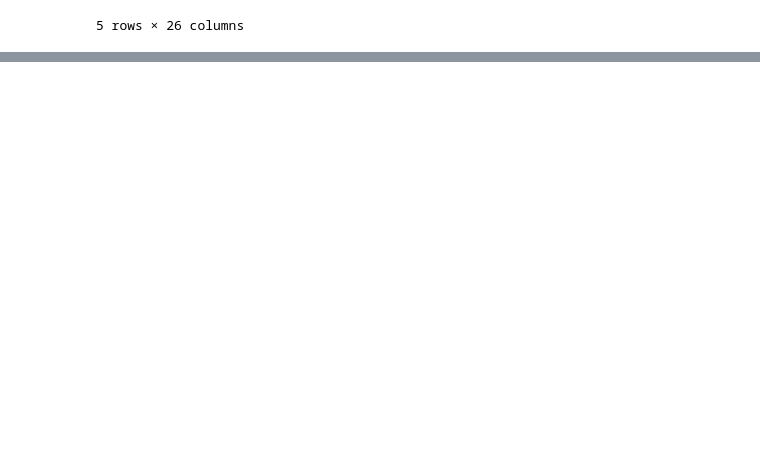
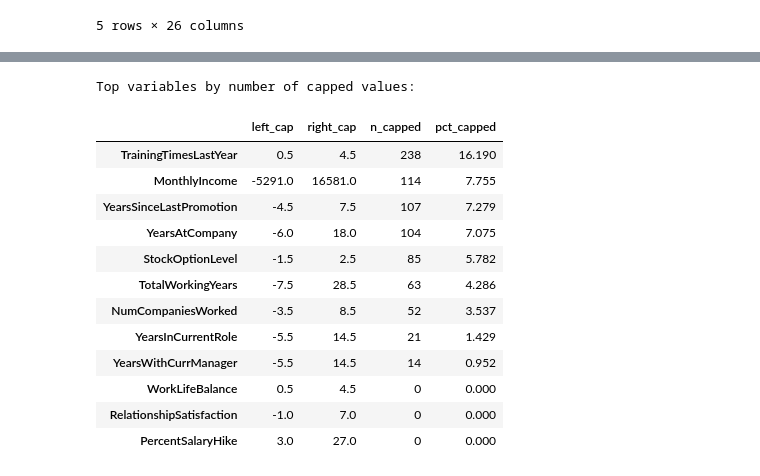
Before and after one commit to RNB1993/Hackathon-employee-attrition-modelling, a Jupyter notebook: jupyter_notebooks/EDA.ipynb, the cells around one changed output, grey strips where cells are left out. Cells and saved outputs as stored; diff of their text form; code cells hidden in the pictures; blank space fills up the shorter version.

Commit message:
Statistical tests, featuer engineering and ML modelling

```diff
--- a/jupyter_notebooks/EDA.ipynb
+++ b/jupyter_notebooks/EDA.ipynb
@@ -131,19 +317,0 @@ else:
-# %%
-# Outlier capping
-from feature_engine.outliers import Winsorizer
-
-# IQR-based winsorization fails on constant / low-variation columns (IQR == 0).
-iqr = df_num.quantile(0.75) - df_num.quantile(0.25)
-low_variation_cols = iqr[iqr == 0].index.tolist()
-vars_to_cap = [c for c in df_num.columns if c not in low_variation_cols]
-
-capper = Winsorizer(capping_method="iqr", fold=1.5, variables=vars_to_cap)
-
-df_num_capped = df_num.copy()
-if vars_to_cap:
-    df_num_capped[vars_to_cap] = capper.fit_transform(df_num[vars_to_cap])
-
-if low_variation_cols:
-    print(f"Skipped low-variation columns (IQR==0): {low_variation_cols}")
-
-df_num_capped.head()
@@ -158,0 +440,55 @@ Skipped low-variation columns (IQR==0): ['EmployeeCount', 'PerformanceRating', '
+# %%
+# Winsorization (IQR-based capping)
+from feature_engine.outliers import Winsorizer
+from IPython.display import display
+
+if df_raw_num.shape[1] == 0:
+    df_raw_capped = df_raw.copy()
+    report = pd.DataFrame()
+    print("Skipped winsorization: no numeric variables found.")
+else:
+    win = Winsorizer(
+        capping_method="iqr",  # IQR rule
+        tail="both",          # cap both tails
+        fold=1.5,               # k in the IQR rule
+        variables=df_raw_num.columns.tolist(),
+    )
+
+    # Fit on raw numeric data and transform
+    win.fit(df_raw)
+    df_raw_capped = win.transform(df_raw)
+
+    # Build a capping report
+    left_caps = getattr(win, "left_tail_caps_", {})
+    right_caps = getattr(win, "right_tail_caps_", {})
+
+    changed_mask = (df_raw[df_raw_num.columns] != df_raw_capped[df_raw_num.columns])
+    n_changed = changed_mask.sum().sort_values(ascending=False)
+    pct_changed = (n_changed / len(df_raw) * 100).round(3)
+
+    report = pd.DataFrame({
+        "left_cap": pd.Series(left_caps, dtype="float64"),
+        "right_cap": pd.Series(right_caps, dtype="float64"),
+    }).reindex(df_raw_num.columns)
+
+    report["n_capped"] = n_changed.reindex(report.index).fillna(0).astype(int)
+    report["pct_capped"] = pct_changed.reindex(report.index).fillna(0.0)
+    report = report.sort_values("n_capped", ascending=False)
+
+    print("Top variables by number of capped values:")
+    display(report.head(12))
+# %% [output]
+Top variables by number of capped values:
+|  | left_cap | right_cap | n_capped | pct_capped |
+| TrainingTimesLastYear | 0.5 | 4.5 | 238 | 16.190 |
+| MonthlyIncome | -5291.0 | 16581.0 | 114 | 7.755 |
+| YearsSinceLastPromotion | -4.5 | 7.5 | 107 | 7.279 |
+| YearsAtCompany | -6.0 | 18.0 | 104 | 7.075 |
+| StockOptionLevel | -1.5 | 2.5 | 85 | 5.782 |
+| TotalWorkingYears | -7.5 | 28.5 | 63 | 4.286 |
+| NumCompaniesWorked | -3.5 | 8.5 | 52 | 3.537 |
+| YearsInCurrentRole | -5.5 | 14.5 | 21 | 1.429 |
+| YearsWithCurrManager | -5.5 | 14.5 | 14 | 0.952 |
+| WorkLifeBalance | 0.5 | 4.5 | 0 | 0.000 |
+| RelationshipSatisfaction | -1.0 | 7.0 | 0 | 0.000 |
+| PercentSalaryHike | 3.0 | 27.0 | 0 | 0.000 |
```
Also changed, not shown: parts of 31 cells of this notebook, 4 other files.
